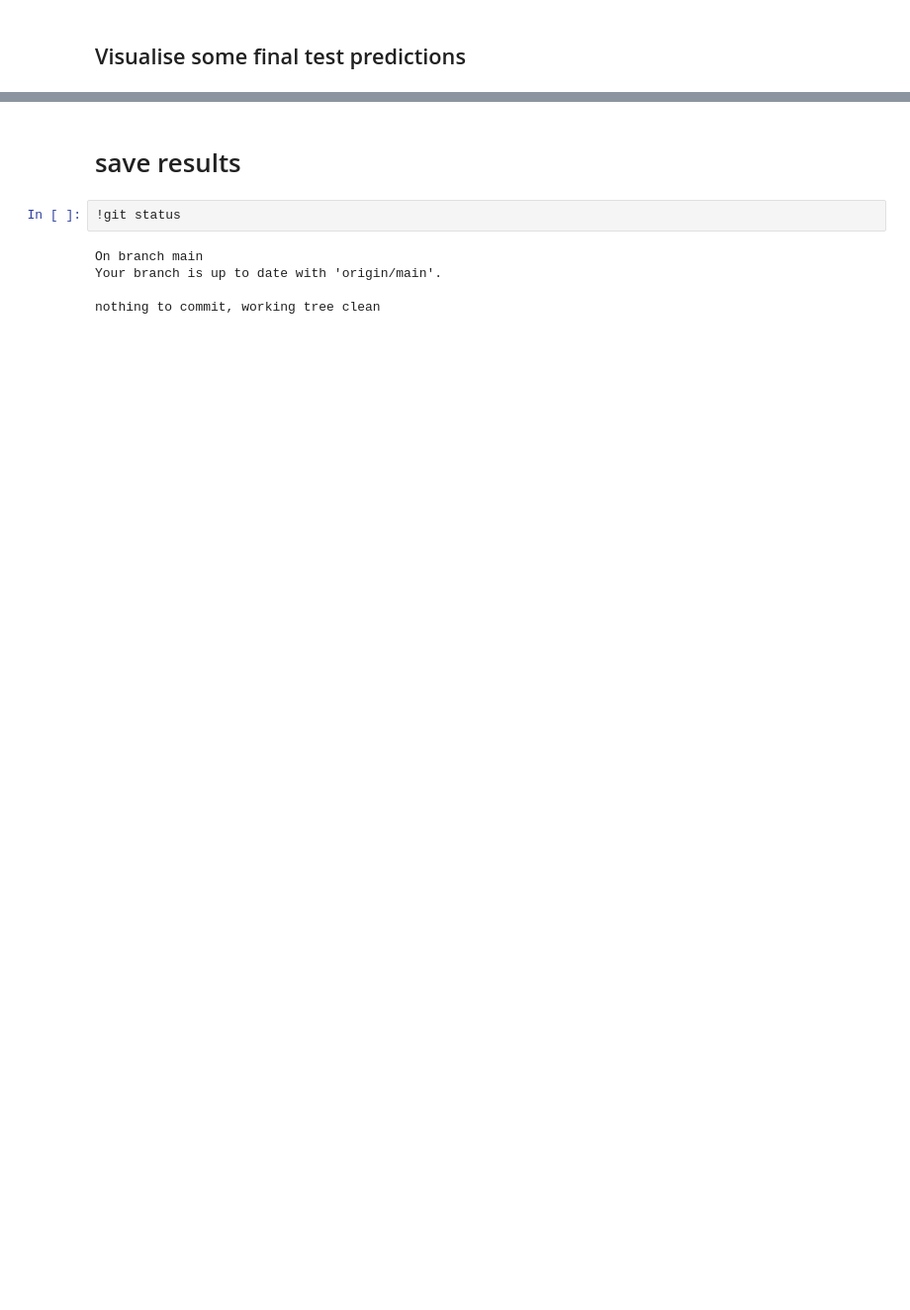
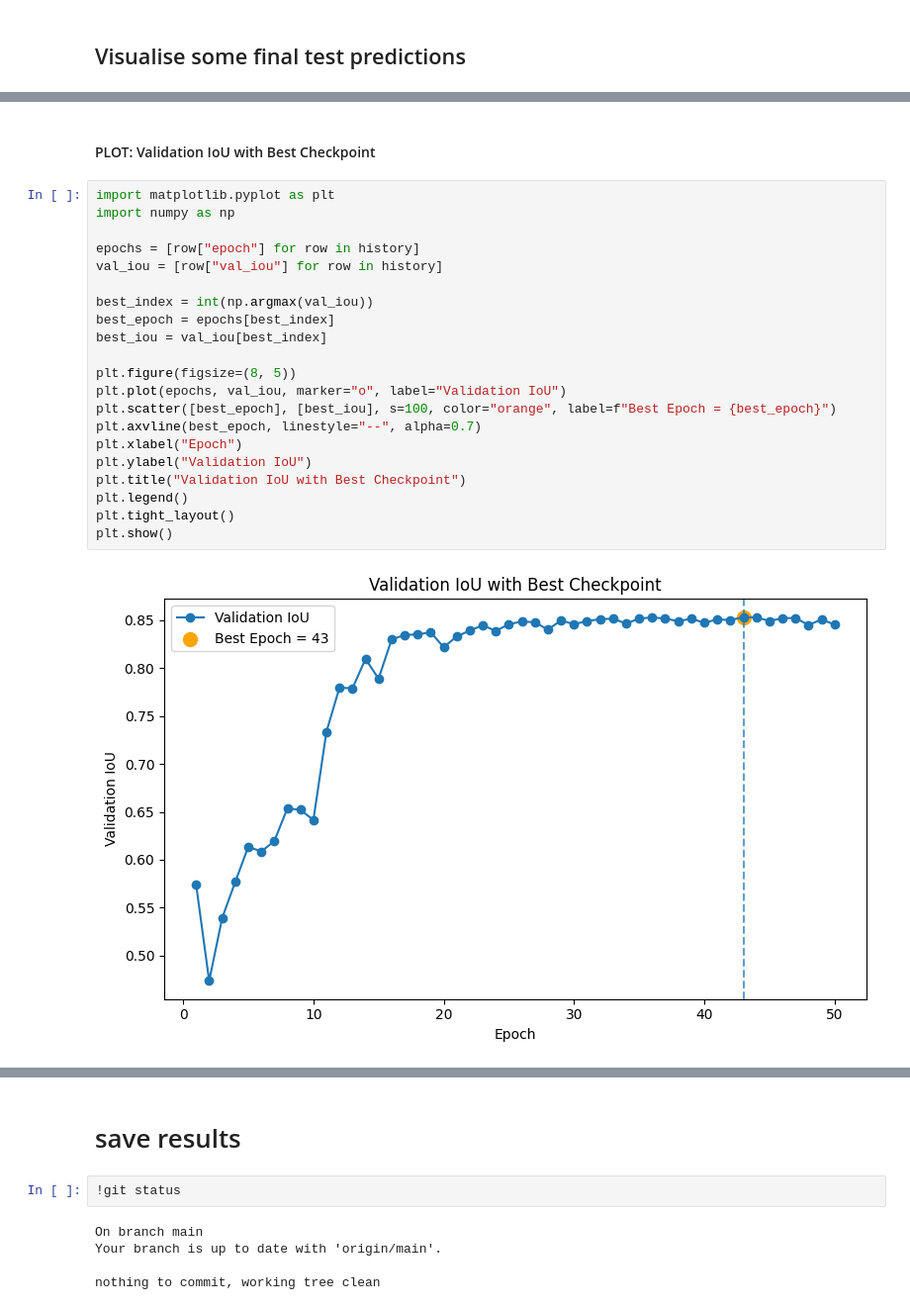
Before and after one commit to Magic-Master420/COMP9517-Group-Project, a Jupyter notebook: dl/cm/BEST_CHECKPOINT_method_pytorch_deeplabv3.ipynb, the cells around one changed output, grey strips where cells are left out. Shown at 99% size. Drawn from its saved outputs; the diff is of its cells as text; blank space fills up the shorter version.

```diff
--- a/dl/cm/BEST_CHECKPOINT_method_pytorch_deeplabv3.ipynb
+++ b/dl/cm/BEST_CHECKPOINT_method_pytorch_deeplabv3.ipynb
@@ -714,0 +765,25 @@ plt.show()
+# %% [markdown]
+#### PLOT: Validation IoU with Best Checkpoint
+# %%
+import matplotlib.pyplot as plt
+import numpy as np
+
+epochs = [row["epoch"] for row in history]
+val_iou = [row["val_iou"] for row in history]
+
+best_index = int(np.argmax(val_iou))
+best_epoch = epochs[best_index]
+best_iou = val_iou[best_index]
+
+plt.figure(figsize=(8, 5))
+plt.plot(epochs, val_iou, marker="o", label="Validation IoU")
+plt.scatter([best_epoch], [best_iou], s=100, color="orange", label=f"Best Epoch = {best_epoch}")
+plt.axvline(best_epoch, linestyle="--", alpha=0.7)
+plt.xlabel("Epoch")
+plt.ylabel("Validation IoU")
+plt.title("Validation IoU with Best Checkpoint")
+plt.legend()
+plt.tight_layout()
+plt.show()
+# %% [output]
+[figure, added]
```
Also changed, not shown: parts of 16 cells of this notebook.
